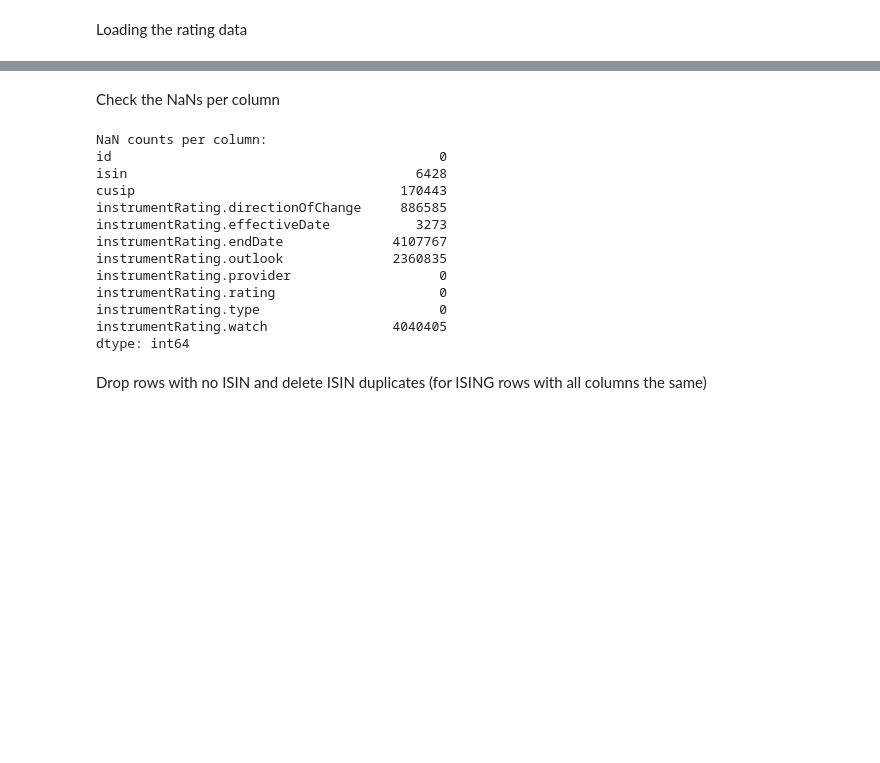
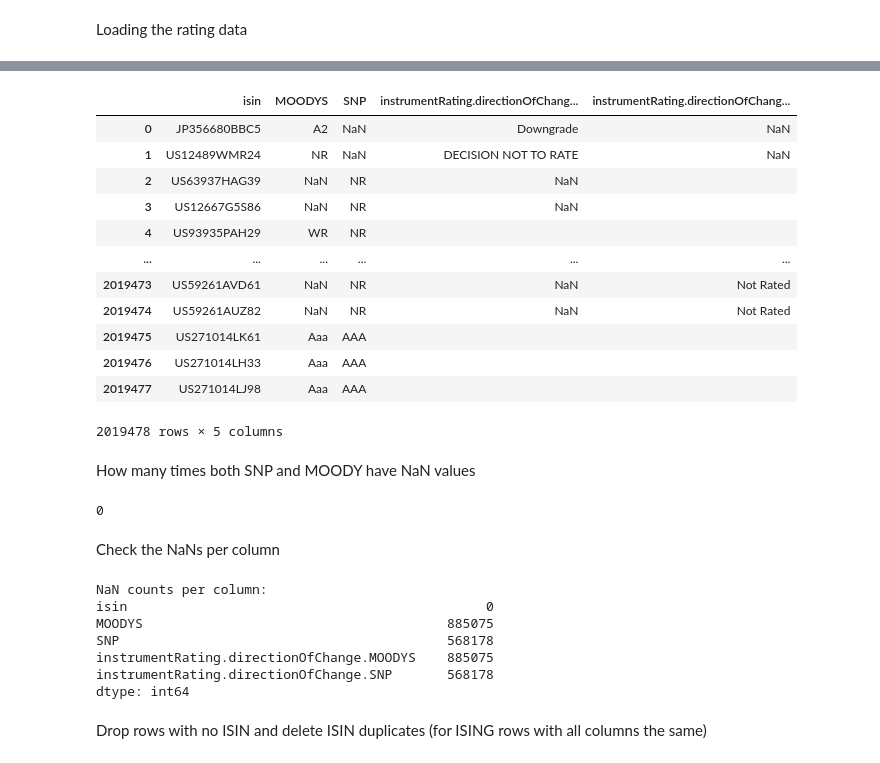
Before and after one commit to PaulaLuisaDroeghoff/COMP0047Data, a Jupyter notebook: PaulaDataMerge.ipynb, the cells around one changed output, grey strips where cells are left out. Saved outputs shown, nothing was run; the diff lists cells and outputs as text; code cells hidden in the pictures; blank space fills up the shorter version.

```diff
--- a/PaulaDataMerge.ipynb
+++ b/PaulaDataMerge.ipynb
@@ -261,0 +242,8 @@ bond_rating
+# %%
+bond_rating = pd.read_parquet("20220401-Instrument_Rating_reference_data.parquet")
+
+bond_rating["instrumentRating.effectiveDate"] = pd.to_datetime(bond_rating["instrumentRating.effectiveDate"])
+bond_rating = bond_rating.dropna(subset=['isin'])
+bond_rating = bond_rating.drop_duplicates().reset_index(drop=True)
+bond_rating = bond_rating[bond_rating['instrumentRating.provider'].isin(['SNP', 'MOODYS'])]
+bond_rating = bond_rating.drop(columns=['instrumentRating.endDate','instrumentRating.outlook','instrumentRating.watch'])
@@ -262,3 +268,38 @@ bond_rating
+# %%
+# Pivot the ratings
+ratings_pivot = bond_rating.pivot_table(index='isin', columns='instrumentRating.provider', values='instrumentRating.rating', aggfunc=lambda x: ', '.join(str(v) if v is not None else '' for v in x))
+ratings_pivot.columns = [f'{col}' for col in ratings_pivot.columns]  # Rename columns
+
+# Pivot the direction of change
+direction_pivot = bond_rating.pivot_table(index='isin', columns='instrumentRating.provider', values='instrumentRating.directionOfChange', aggfunc=lambda x: ', '.join(str(v) if v is not None else '' for v in x))
+direction_pivot.columns = [f'instrumentRating.directionOfChange.{col}' for col in direction_pivot.columns]  # Rename columns
+
+# Merge both pivot tables back with original data
+bond_rating = bond_rating[['isin']].drop_duplicates().merge(ratings_pivot, on='isin', how='left').merge(direction_pivot, on='isin', how='left')
+
+# Display result
+display(bond_rating)
+# %% [output]
+|  | isin | MOODYS | SNP | instrumentRating.directionOfChang... | instrumentRating.directionOfChang... |
+| 0 | JP356680BBC5 | A2 | NaN | Downgrade | NaN |
+| 1 | US12489WMR24 | NR | NaN | DECISION NOT TO RATE | NaN |
+| 2 | US63937HAG39 | NaN | NR | NaN |  |
+| 3 | US12667G5S86 | NaN | NR | NaN |  |
+| 4 | US93935PAH29 | WR | NR |  |  |
+| ... | ... | ... | ... | ... | ... |
+| 2019473 | US59261AVD61 | NaN | NR | NaN | Not Rated |
+| 2019474 | US59261AUZ82 | NaN | NR | NaN | Not Rated |
+| 2019475 | US271014LK61 | Aaa | AAA |  |  |
+| 2019476 | US271014LH33 | Aaa | AAA |  |  |
+| 2019477 | US271014LJ98 | Aaa | AAA |  |  |
+2019478 rows × 5 columns
+# %% [markdown]
+How many times both SNP and MOODY have NaN values
+# %%
+count_missing = ((bond_rating['MOODYS'].isna()) & (bond_rating['SNP'].isna())).sum()
+print(count_missing)
+# %% [output]
+0
 # %% [markdown]
 Check the NaNs per column
 # %%
@@ -268,17 +309,11 @@ print("NaN counts per column:")
 print(na_counts)
 # %% [output]
 NaN counts per column:
-id                                          0
-isin                                     6428
-cusip                                  170443
-instrumentRating.directionOfChange     886585
-instrumentRating.effectiveDate           3273
-instrumentRating.endDate              4107767
-instrumentRating.outlook              2360835
-instrumentRating.provider                   0
-instrumentRating.rating                     0
-instrumentRating.type                       0
-instrumentRating.watch                4040405
+isin                                              0
+MOODYS                                       885075
+SNP                                          568178
+instrumentRating.directionOfChange.MOODYS    885075
+instrumentRating.directionOfChange.SNP       568178
 dtype: int64
 # %% [markdown]
 Drop rows with no ISIN and delete ISIN duplicates (for ISING rows with all columns the same)
```
Also changed, not shown: parts of 42 cells of this notebook.
